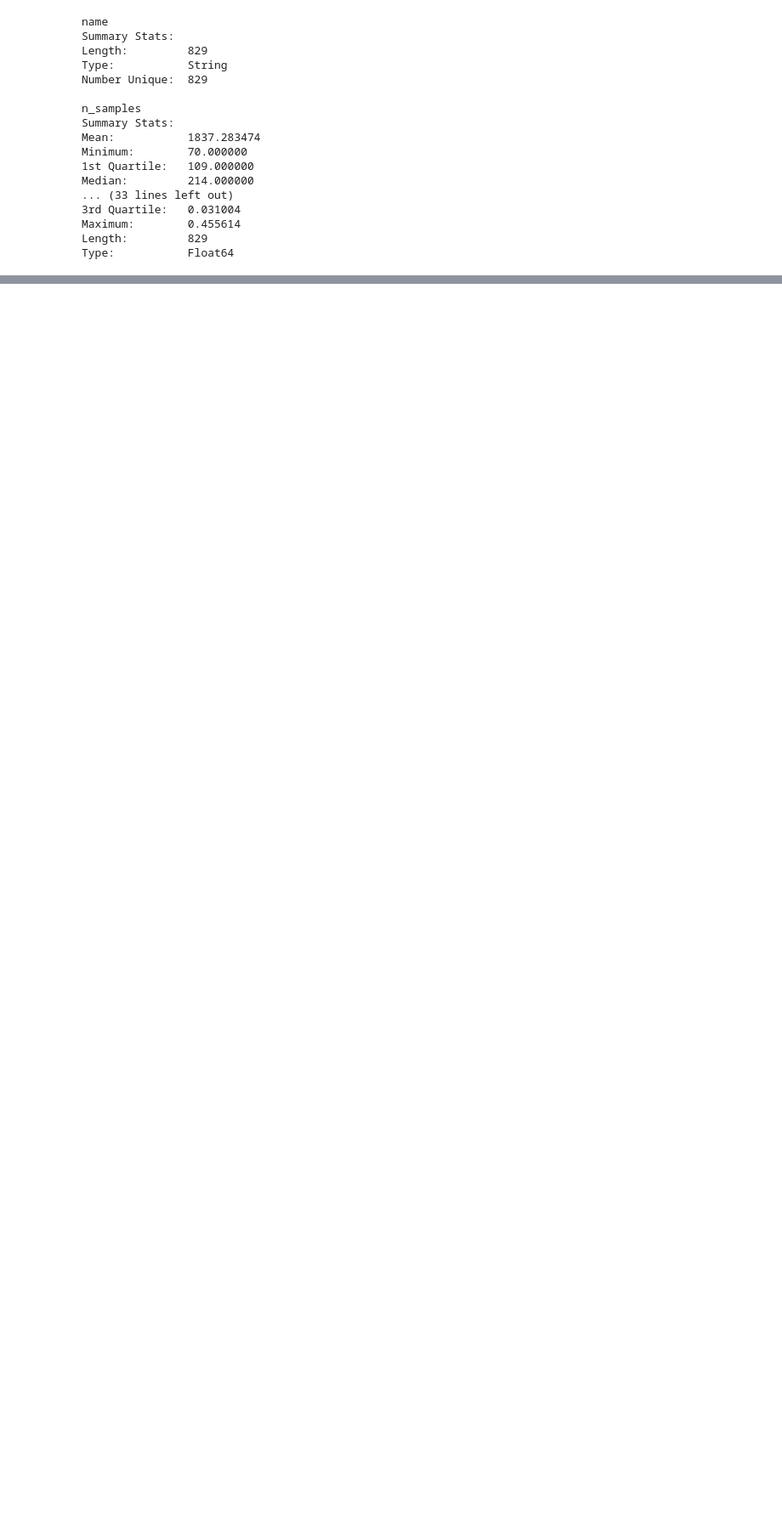
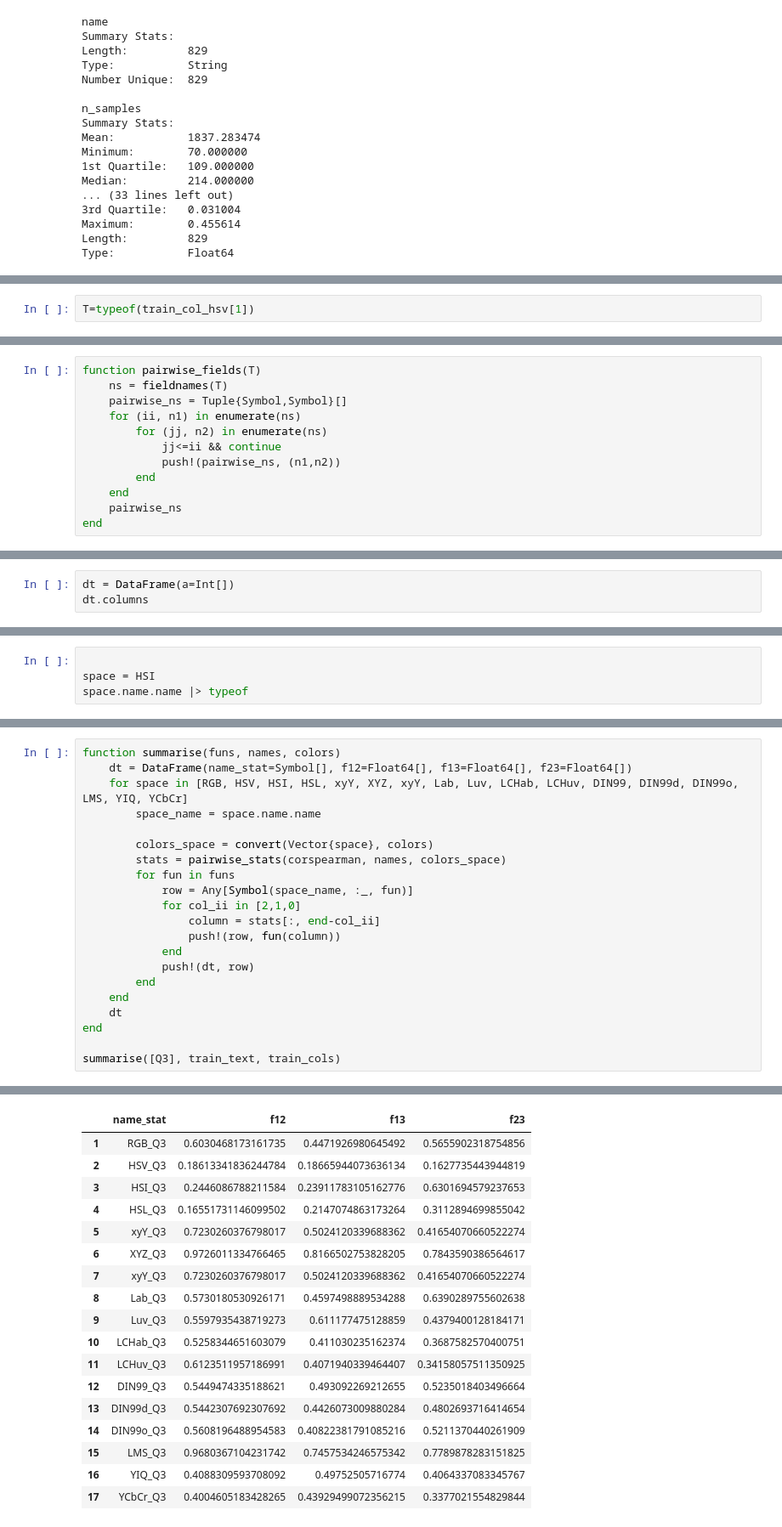
Before and after one commit to oxinabox/ColoringNames.jl, a Jupyter notebook: expr/independence_check.jl.ipynb, the cells around one changed output, grey strips where cells are left out. Shown at 85% size. Saved outputs shown, nothing was run; the diff lists cells and outputs as text; blank space fills up the shorter version.

```diff
--- a/expr/independence_check.jl.ipynb
+++ b/expr/independence_check.jl.ipynb
@@ -86,0 +131,2 @@ Type:           Float64
+# %%
+T=typeof(train_col_hsv[1])
@@ -86,0 +135,12 @@ Type:           Float64
+# %%
+function pairwise_fields(T)
+    ns = fieldnames(T)
+    pairwise_ns = Tuple{Symbol,Symbol}[]
+    for (ii, n1) in enumerate(ns)
+        for (jj, n2) in enumerate(ns)
+            jj<=ii && continue
+            push!(pairwise_ns, (n1,n2))
+        end
+    end
+    pairwise_ns
+end
@@ -86,0 +170,3 @@ Type:           Float64
+# %%
+dt = DataFrame(a=Int[])
+dt.columns
@@ -86,0 +230,4 @@ Type:           Float64
+# %%
+
+space = HSI
+space.name.name |> typeof
@@ -86,0 +236,22 @@ Type:           Float64
+# %%
+function summarise(funs, names, colors)
+    dt = DataFrame(name_stat=Symbol[], f12=Float64[], f13=Float64[], f23=Float64[])
+    for space in [RGB, HSV, HSI, HSL, xyY, XYZ, xyY, Lab, Luv, LCHab, LCHuv, DIN99, DIN99d, DIN99o, LMS, YIQ, YCbCr]
+        space_name = space.name.name
+
+        colors_space = convert(Vector{space}, colors)
+        stats = pairwise_stats(corspearman, names, colors_space)
+        for fun in funs
+            row = Any[Symbol(space_name, :_, fun)]
+            for col_ii in [2,1,0]
+                column = stats[:, end-col_ii]
+                push!(row, fun(column))
+            end
+            push!(dt, row)
+        end
+    end
+    dt
+end
+
+summarise([Q3], train_text, train_cols)
+# %% [output]
@@ -86,0 +259,18 @@ Type:           Float64
+|  | name_stat | f12 | f13 | f23 |
+| 1 | RGB_Q3 | 0.6030468173161735 | 0.4471926980645492 | 0.5655902318754856 |
+| 2 | HSV_Q3 | 0.18613341836244784 | 0.18665944073636134 | 0.1627735443944819 |
+| 3 | HSI_Q3 | 0.2446086788211584 | 0.23911783105162776 | 0.6301694579237653 |
+| 4 | HSL_Q3 | 0.16551731146099502 | 0.2147074863173264 | 0.3112894699855042 |
+| 5 | xyY_Q3 | 0.7230260376798017 | 0.5024120339688362 | 0.41654070660522274 |
+| 6 | XYZ_Q3 | 0.9726011334766465 | 0.8166502753828205 | 0.7843590386564617 |
+| 7 | xyY_Q3 | 0.7230260376798017 | 0.5024120339688362 | 0.41654070660522274 |
+| 8 | Lab_Q3 | 0.5730180530926171 | 0.4597498889534288 | 0.6390289755602638 |
+| 9 | Luv_Q3 | 0.5597935438719273 | 0.611177475128859 | 0.4379400128184171 |
+| 10 | LCHab_Q3 | 0.5258344651603079 | 0.411030235162374 | 0.3687582570400751 |
+| 11 | LCHuv_Q3 | 0.6123511957186991 | 0.4071940339464407 | 0.34158057511350925 |
+| 12 | DIN99_Q3 | 0.5449474335188621 | 0.493092269212655 | 0.5235018403496664 |
+| 13 | DIN99d_Q3 | 0.5442307692307692 | 0.4426073009880284 | 0.4802693716414654 |
+| 14 | DIN99o_Q3 | 0.5608196488954583 | 0.40822381791085216 | 0.5211370440261909 |
+| 15 | LMS_Q3 | 0.9680367104231742 | 0.7457534246575342 | 0.7789878283151825 |
+| 16 | YIQ_Q3 | 0.4088309593708092 | 0.49752505716774 | 0.4064337083345767 |
+| 17 | YCbCr_Q3 | 0.4004605183428265 | 0.43929499072356215 | 0.3377021554829844 |
```
Also changed, not shown: parts of 25 cells of this notebook.
